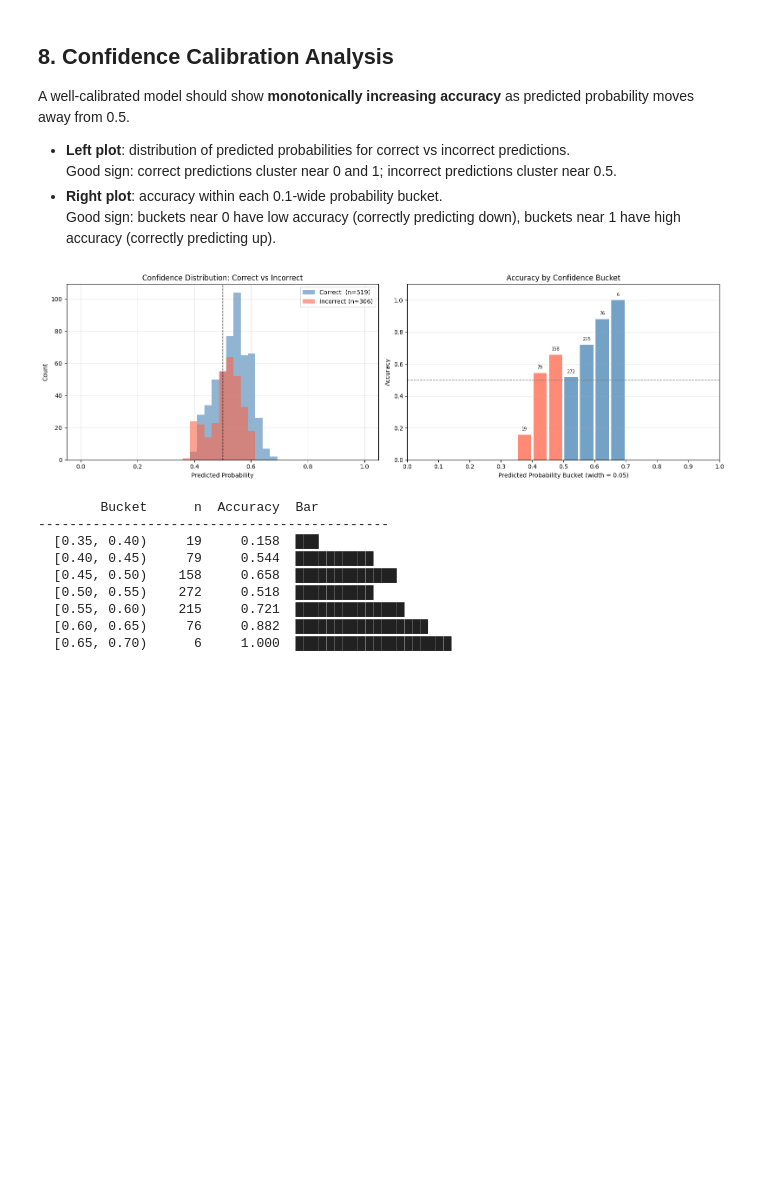
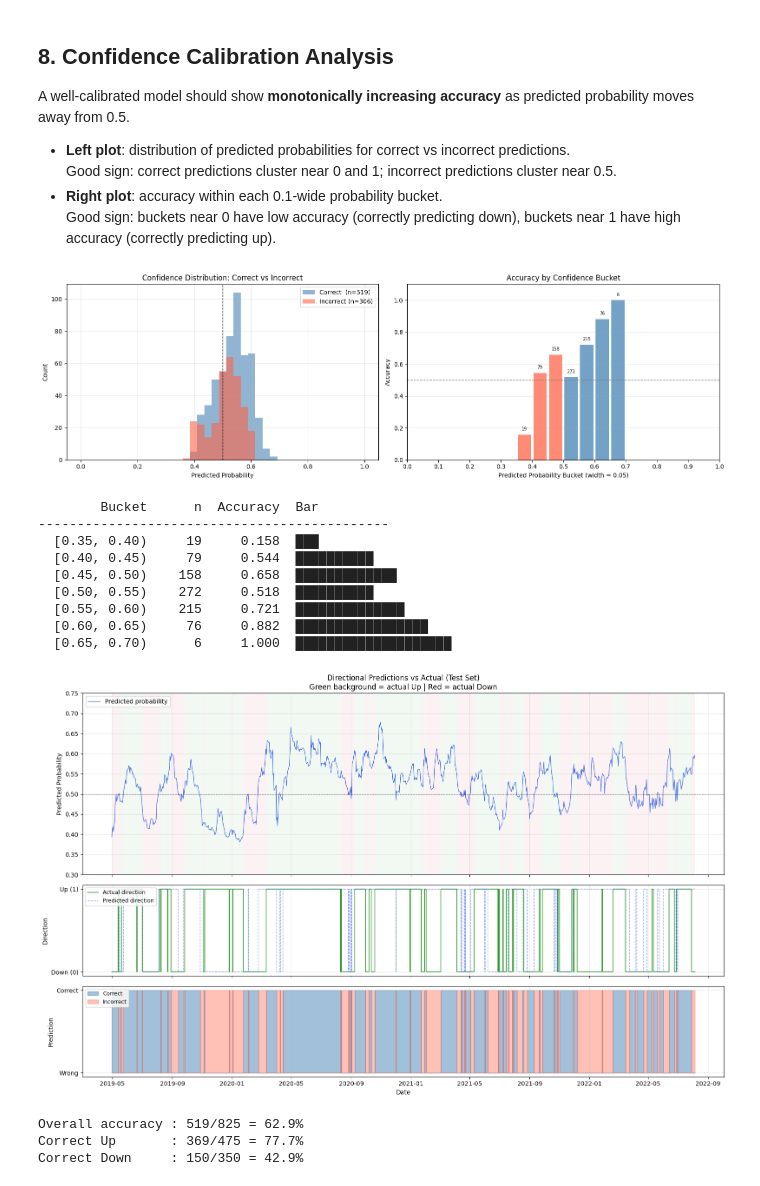
Before and after one commit to ton198/stock-market-price-predicting, a Jupyter notebook: source_code/stage1/LSTM_v4.ipynb, the cells around one changed output. Drawn from its saved outputs; the diff is of its cells as text; code cells hidden in the pictures; blank space fills up the shorter version.

```diff
--- a/source_code/stage1/LSTM_v4.ipynb
+++ b/source_code/stage1/LSTM_v4.ipynb
@@ -532,3 +532,67 @@ for c, n, a in zip(centers, counts, accs):
   [0.55, 0.60)    215     0.721  ██████████████
   [0.60, 0.65)     76     0.882  █████████████████
   [0.65, 0.70)      6     1.000  ████████████████████
+# %%
+
+# ── Directional Predictions: Actual vs Predicted ─────────────────────────────
+# Each sample's label aligns to day (s + window - 1) of test_df.
+# range(0, len(test_df) - window) gives exactly len(preds) indices.
+dates = pd.to_datetime(
+    test_df['Date'].values[WINDOW_SIZE - 1 : WINDOW_SIZE - 1 + len(preds)]
+)
+
+fig, axes = plt.subplots(3, 1, figsize=(16, 10), gridspec_kw={'height_ratios': [2, 1, 1]})
+
+# --- Panel 1: predicted probability with actual direction shading ---
+ax = axes[0]
+ax.plot(dates, preds, color='royalblue', linewidth=0.9, label='Predicted probability')
+ax.axhline(0.5, color='black', linestyle='--', linewidth=0.8, alpha=0.5)
+for i in range(len(dates) - 1):
+    color = '#d4edda' if true_dir[i] == 1 else '#f8d7da'
+    ax.axvspan(dates[i], dates[i + 1], alpha=0.3, color=color, linewidth=0)
+ax.set_ylabel('Predicted Probability')
+ax.set_title('Directional Predictions vs Actual (Test Set)\nGreen background = actual Up | Red = actual Down')
+ax.legend(loc='upper left')
+ax.set_ylim(0.3, 0.75)
+ax.grid(True, alpha=0.3)
+ax.tick_params(labelbottom=False)
+
+# --- Panel 2: actual vs predicted direction as step lines ---
+ax2 = axes[1]
+ax2.step(dates, true_dir, where='post', color='green', linewidth=1.2, alpha=0.8, label='Actual direction')
+ax2.step(dates, pred_dir, where='post', color='royalblue', linewidth=1.0, alpha=0.6, linestyle='--', label='Predicted direction')
+ax2.set_yticks([0, 1])
+ax2.set_yticklabels(['Down (0)', 'Up (1)'])
+ax2.set_ylabel('Direction')
+ax2.legend(loc='upper left', fontsize=9)
+ax2.grid(True, alpha=0.3)
+ax2.tick_params(labelbottom=False)
+
+# --- Panel 3: correct vs incorrect per day ---
+ax3 = axes[2]
+correct = (pred_dir == true_dir).astype(int)
+ax3.fill_between(dates, correct,       step='post', alpha=0.5, color='steelblue', label='Correct')
+ax3.fill_between(dates, 1 - correct,   step='post', alpha=0.4, color='tomato',    label='Incorrect')
+ax3.set_yticks([0, 1])
+ax3.set_yticklabels(['Wrong', 'Correct'])
+ax3.set_ylabel('Prediction')
+ax3.set_xlabel('Date')
+ax3.legend(loc='upper left', fontsize=9)
+ax3.grid(True, alpha=0.3)
+
+plt.tight_layout()
+plt.show()
+
+# Summary
+n_total        = len(true_dir)
+n_correct      = correct.sum()
+n_up_correct   = ((true_dir == 1) & (pred_dir == 1)).sum()
+n_down_correct = ((true_dir == 0) & (pred_dir == 0)).sum()
+print(f'Overall accuracy : {n_correct}/{n_total} = {n_correct/n_total:.1%}')
+print(f'Correct Up       : {n_up_correct}/{(true_dir==1).sum()} = {n_up_correct/(true_dir==1).sum():.1%}')
+print(f'Correct Down     : {n_down_correct}/{(true_dir==0).sum()} = {n_down_correct/(true_dir==0).sum():.1%}')
+# %% [output]
+[figure, added]
+Overall accuracy : 519/825 = 62.9%
+Correct Up       : 369/475 = 77.7%
+Correct Down     : 150/350 = 42.9%
```
Also changed, not shown: 1 other file.
